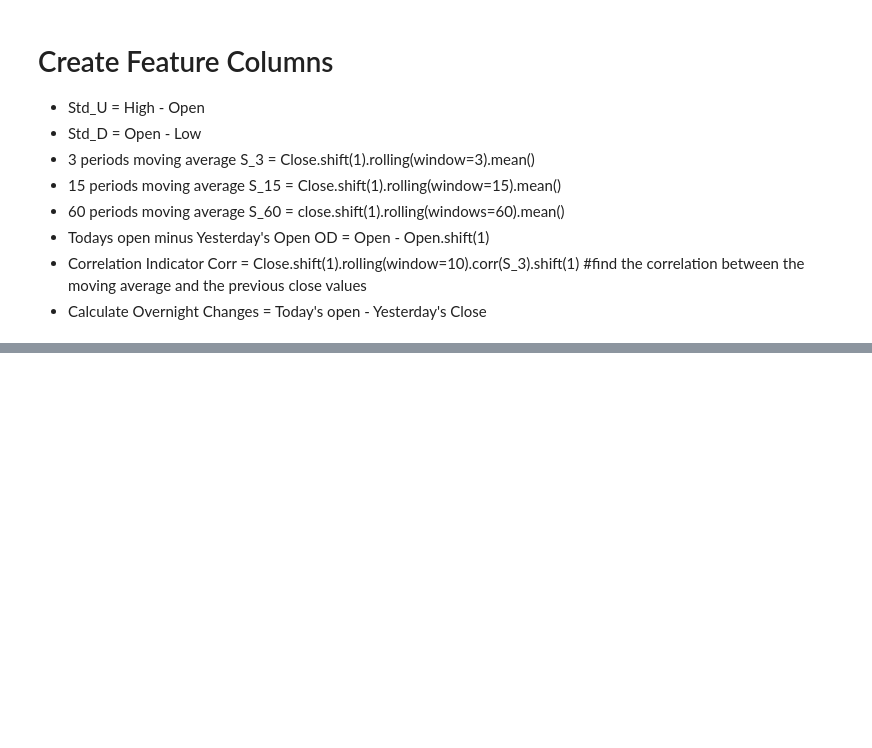
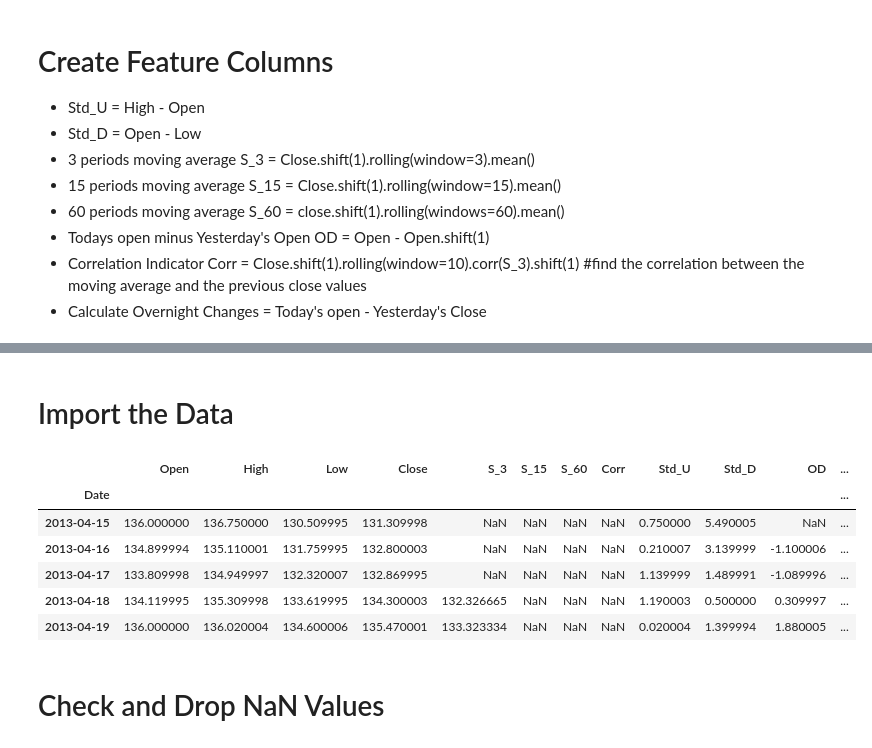
Before and after one commit to gingerchien/QuantHub, a Jupyter notebook: LinearRegressionPricePrediction.ipynb, the cells around one changed output, grey strips where cells are left out. Cells and saved outputs as stored; diff of their text form; code cells hidden in the pictures; blank space fills up the shorter version.

```diff
--- a/LinearRegressionPricePrediction.ipynb
+++ b/LinearRegressionPricePrediction.ipynb
@@ -112,0 +123,17 @@ df.tail()
+# %% [markdown]
+# Import the Data
+# %%
+# Read the data
+gold_prices = pd.read_csv(
+    'input_parameters.csv', index_col='Date')
+gold_prices.head()
+# %% [output]
+|  | Open | High | Low | Close | S_3 | S_15 | S_60 | Corr | Std_U | Std_D | OD | ... |
+| Date |  |  |  |  |  |  |  |  |  |  |  | ... |
+| 2013-04-15 | 136.000000 | 136.750000 | 130.509995 | 131.309998 | NaN | NaN | NaN | NaN | 0.750000 | 5.490005 | NaN | ... |
+| 2013-04-16 | 134.899994 | 135.110001 | 131.759995 | 132.800003 | NaN | NaN | NaN | NaN | 0.210007 | 3.139999 | -1.100006 | ... |
+| 2013-04-17 | 133.809998 | 134.949997 | 132.320007 | 132.869995 | NaN | NaN | NaN | NaN | 1.139999 | 1.489991 | -1.089996 | ... |
+| 2013-04-18 | 134.119995 | 135.309998 | 133.619995 | 134.300003 | 132.326665 | NaN | NaN | NaN | 1.190003 | 0.500000 | 0.309997 | ... |
+| 2013-04-19 | 136.000000 | 136.020004 | 134.600006 | 135.470001 | 133.323334 | NaN | NaN | NaN | 0.020004 | 1.399994 | 1.880005 | ... |
+# %% [markdown]
+# Check and Drop NaN Values
```
Also changed, not shown: parts of 24 cells of this notebook.
